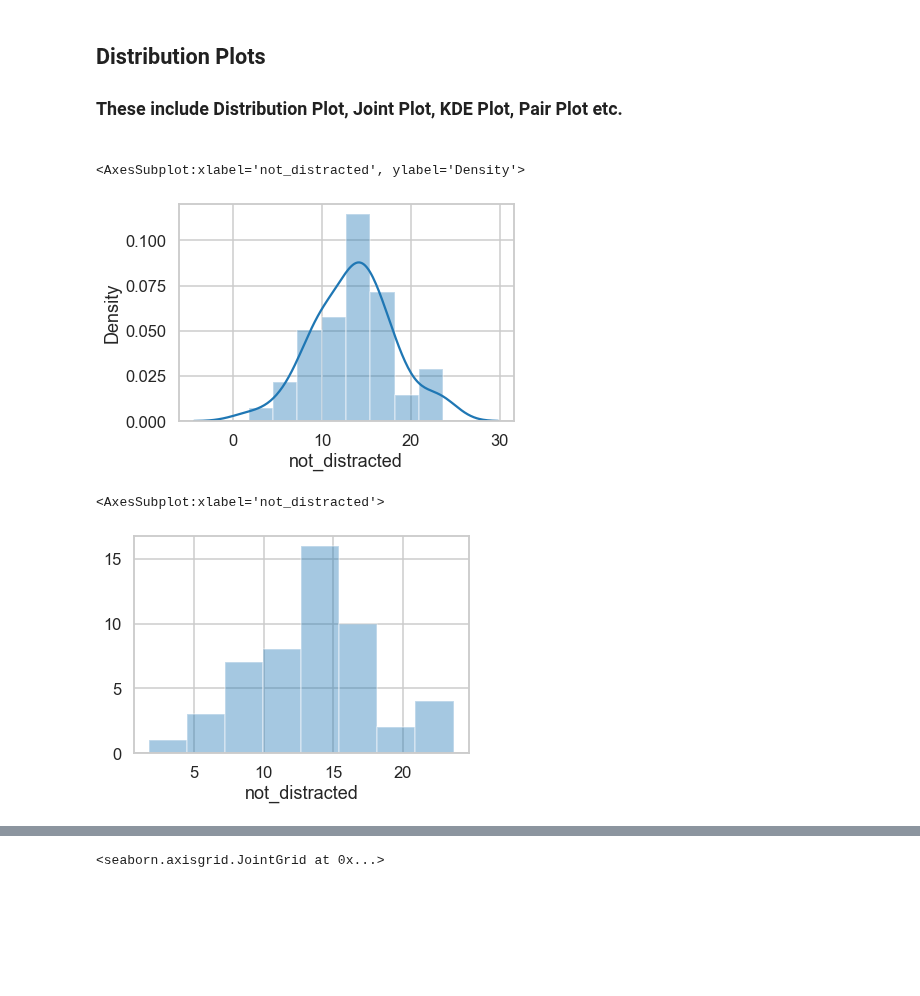
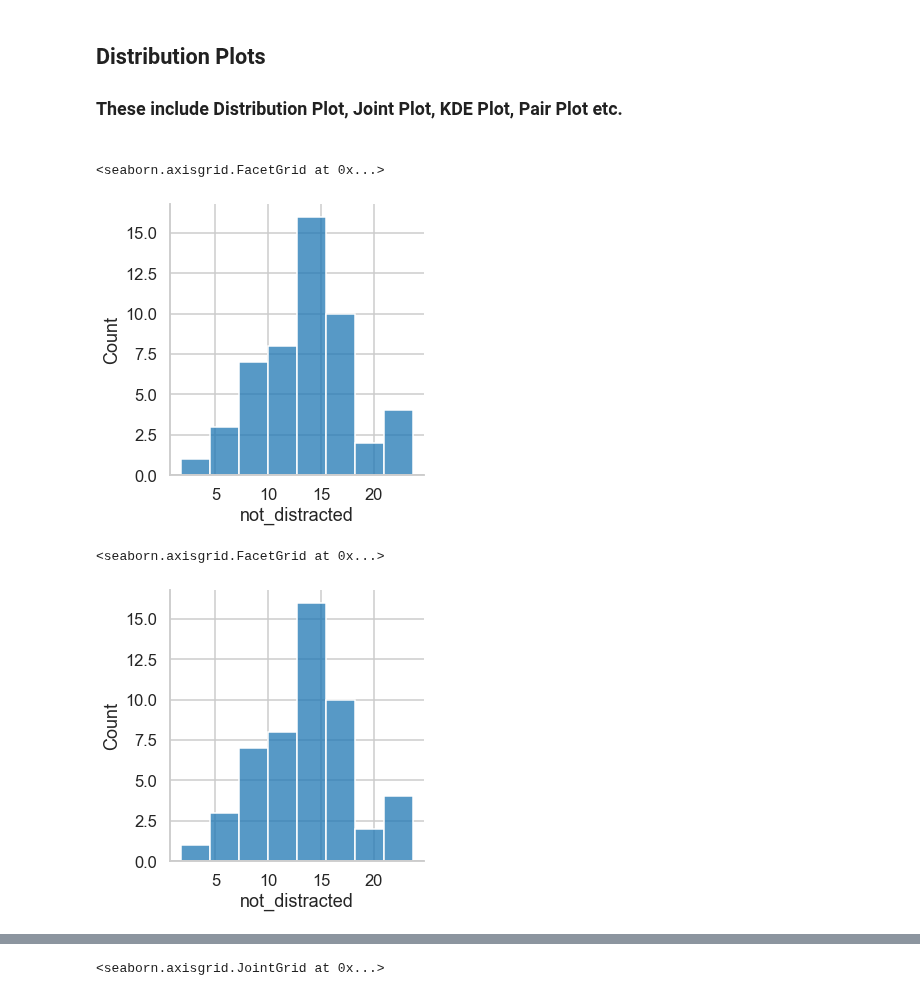
Before and after one commit to Raghav087/Python, a Jupyter notebook: Seaborn.ipynb, the cells around one changed output, grey strips where cells are left out. Drawn from its saved outputs; the diff is of its cells as text; code cells hidden in the pictures; blank space fills up the shorter version.

Commit message:
Added plots.

```diff
--- a/Seaborn.ipynb
+++ b/Seaborn.ipynb
@@ -38,15 +38,15 @@ df_crash.head(3)
 <h3>These include Distribution Plot, Joint Plot, KDE Plot, Pair Plot etc.<h3>
 # %%
 #We'll first discuss distribution plot. It is used to plot a distribution of one variable.
-sns.distplot(df_crash['not_distracted'])
+sns.displot(df_crash['not_distracted'])
 # %% [output]
-<AxesSubplot:xlabel='not_distracted', ylabel='Density'>
+<seaborn.axisgrid.FacetGrid at 0x...>
-[figure, old version]
+[figure, new version]
 # %%
 #Remove the Kernel Density Estimation(KDE) line.
-sns.distplot(df_crash['not_distracted'],kde=False)
+sns.displot(df_crash['not_distracted'],kde=False)
 # %% [output]
-<AxesSubplot:xlabel='not_distracted'>
+<seaborn.axisgrid.FacetGrid at 0x...>
-[figure, old version]
+[figure, new version]
 # %%
 #Alter the bin width.
```
Also changed, not shown: parts of 1 cell of this notebook.
